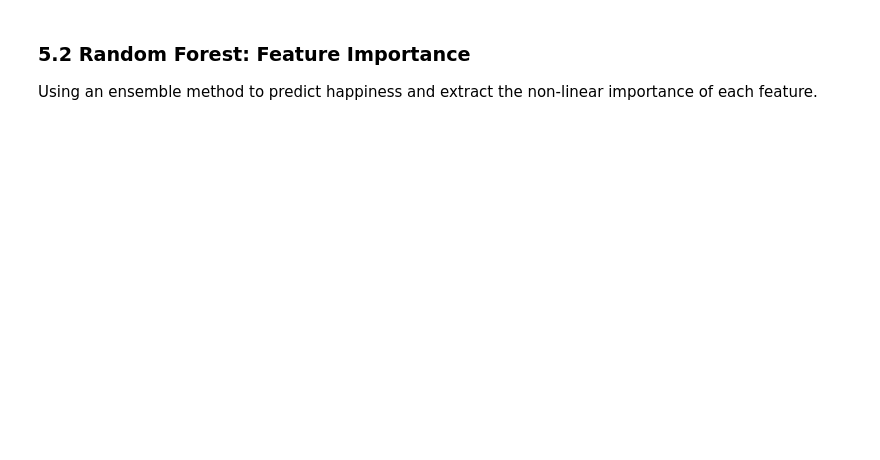
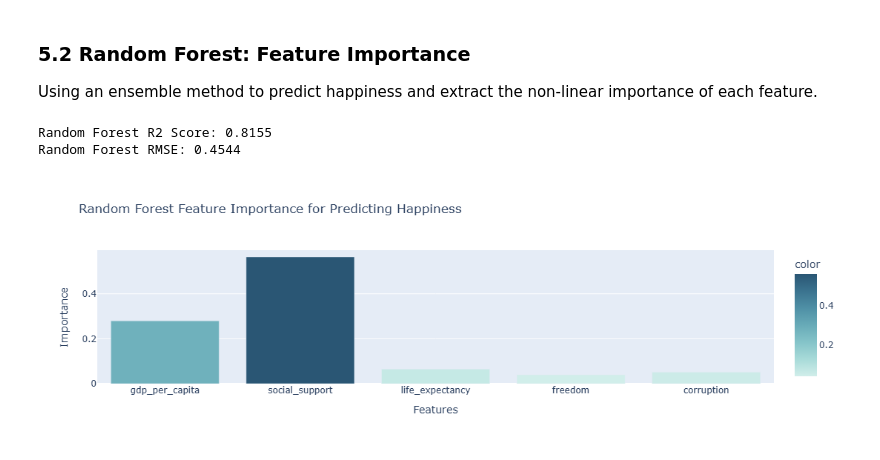
Before and after one commit to Bor-Code/Global-Climate-Socioeconomic-Impact, a Jupyter notebook: analyses/Climate_Economic_Wellbeing_Analysis.ipynb, the cells around one changed output. Cells and saved outputs as stored; diff of their text form; code cells hidden in the pictures; blank space fills up the shorter version.

```diff
--- a/analyses/Climate_Economic_Wellbeing_Analysis.ipynb
+++ b/analyses/Climate_Economic_Wellbeing_Analysis.ipynb
@@ -147,21 +171,23 @@ Using an ensemble method to predict happiness and extract the non-linear importa
 # %%
 X_train, X_test, y_train, y_test = train_test_split(X, y, test_size=0.25, random_state=42)
 
 rf_model = RandomForestRegressor(n_estimators=100, random_state=42)
 rf_model.fit(X_train, y_train)
 
 y_pred = rf_model.predict(X_test)
 print(f"Random Forest R2 Score: {r2_score(y_test, y_pred):.4f}")
 print(f"Random Forest RMSE: {np.sqrt(mean_squared_error(y_test, y_pred)):.4f}")
 
 # Feature Importances Plot
 importances = rf_model.feature_importances_
 fig_rf = px.bar(
-    x=features,
-    y=importances,
-    labels={"x": "Features", "y": "Importance"},
+    x=features, y=importances,
+    labels={'x':'Features', 'y':'Importance'},
     title="Random Forest Feature Importance for Predicting Happiness",
-    color=importances,
-    color_continuous_scale="Teal",
+    color=importances, color_continuous_scale="Teal"
 )
 fig_rf.show()
+# %% [output]
+Random Forest R2 Score: 0.8155
+Random Forest RMSE: 0.4544
+[figure, added]
```
Also changed, not shown: parts of 12 cells of this notebook, 4 other files.
